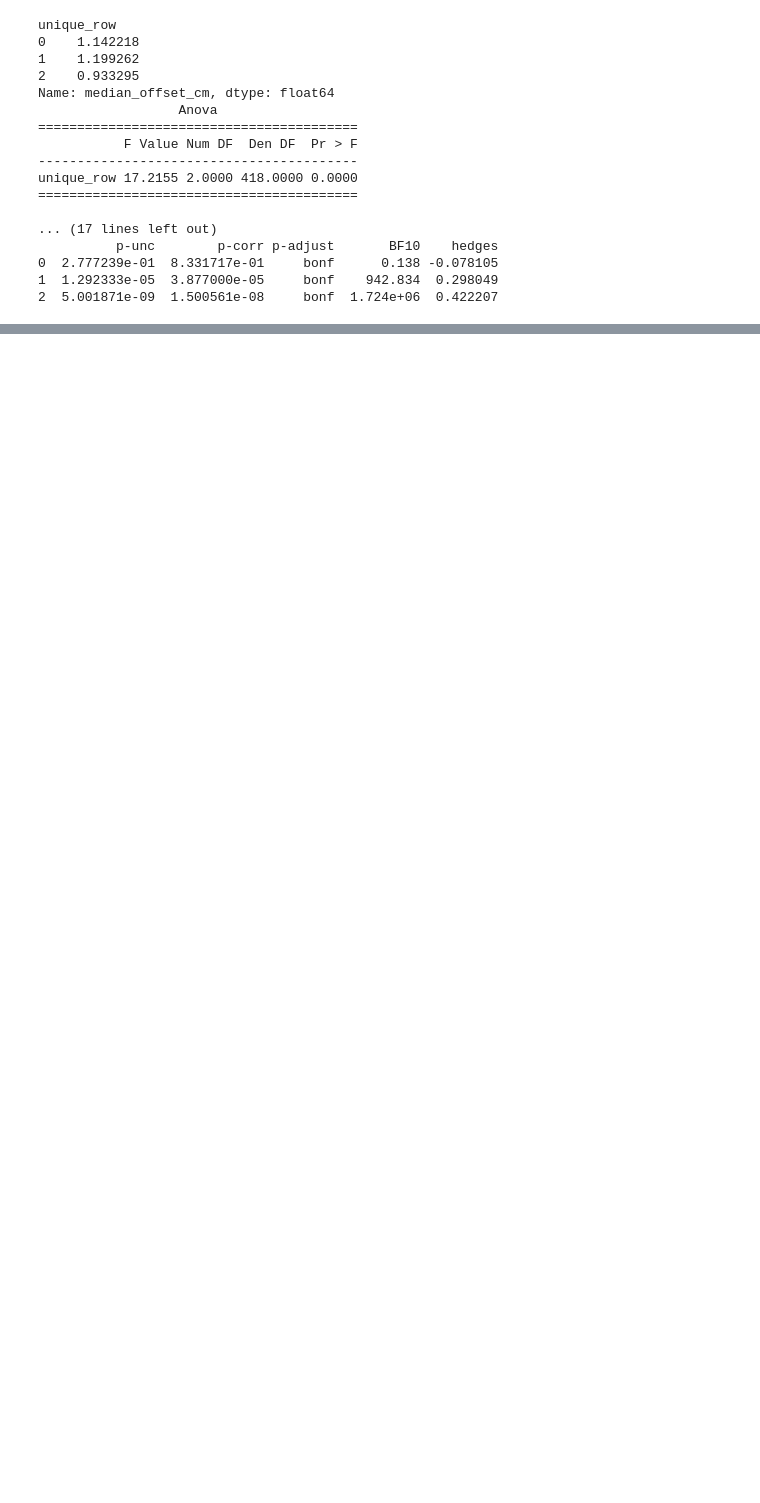
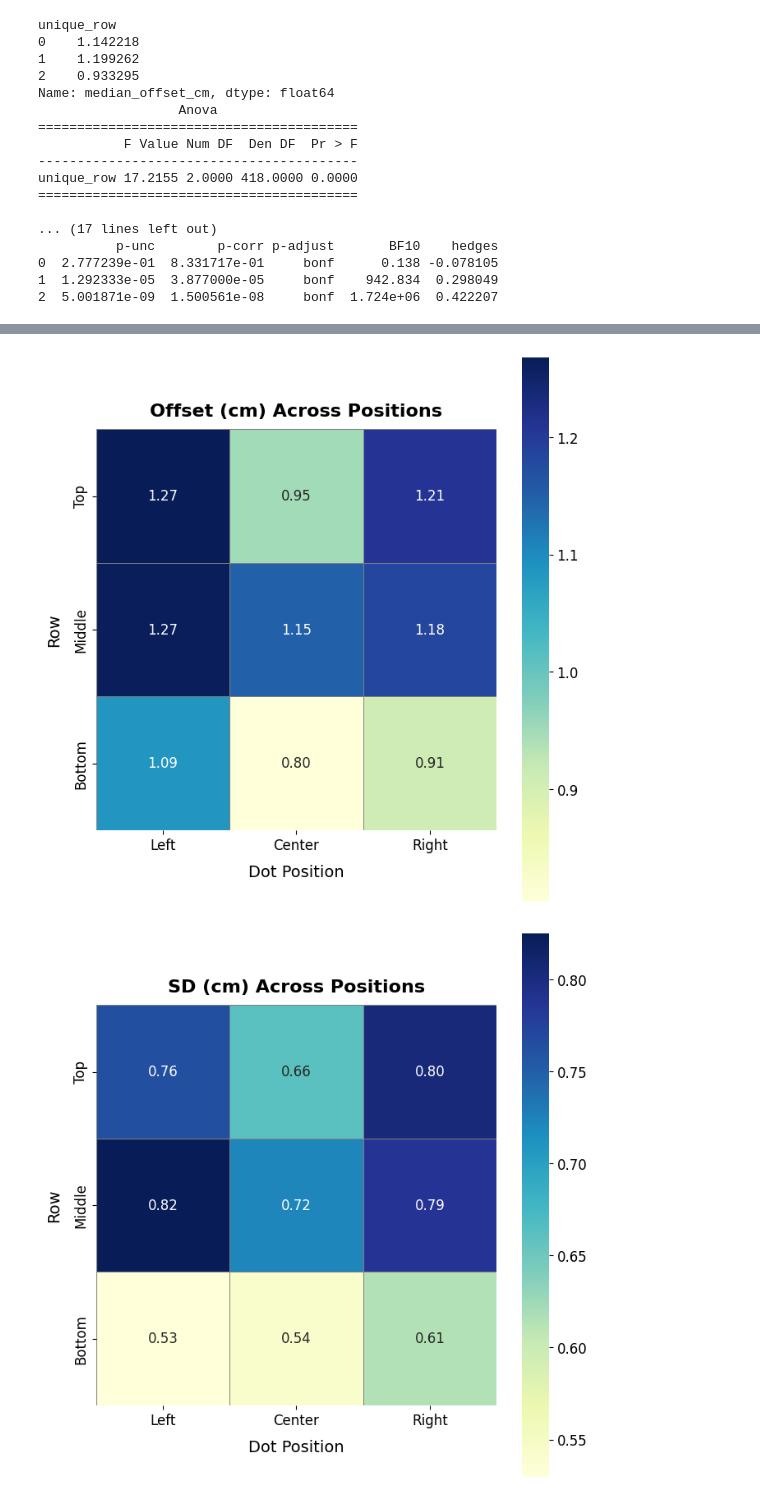
Before and after one commit to artembelopolsky/DeepEye_analyze, a Jupyter notebook: deepeye_analyze_VBLDress1_calibration.ipynb, the cells around one changed output, grey strips where cells are left out. Cells and saved outputs as stored; diff of their text form; code cells hidden in the pictures; blank space fills up the shorter version.

```diff
--- a/deepeye_analyze_VBLDress1_calibration.ipynb
+++ b/deepeye_analyze_VBLDress1_calibration.ipynb
@@ -475,0 +455,39 @@ plot_matrix(summary_df_per_dot, measurement='rms_error_cm', title='Average RMS A
+# %%
+def plot_matrix(df, measurement='median_offset_cm', title='Average Median Offset Across Positions'):
+    # Calculate the average median offset for each dot across all subjects
+    average_per_dot = df.groupby('unique_dot', as_index=False)[measurement].mean()
+
+    # Create a DataFrame to reflect the 3-row layout
+    dot_matrix = pd.DataFrame({
+        'Column 1': average_per_dot[measurement][0:3].values,
+        'Column 2': average_per_dot[measurement][3:6].values,
+        'Column 3': average_per_dot[measurement][6:9].values
+    })
+
+    # Set up the plot
+    plt.figure(figsize=(7, 7))
+    heatmap = sns.heatmap(dot_matrix, annot=True, fmt=".2f", cmap="YlGnBu",
+                          square=True, annot_kws={"size": 12}, linewidths=0.5, linecolor='gray')
+
+    # Customize title and labels for readability
+    plt.title(title, fontsize=16, weight='bold', pad=12)
+    plt.xlabel('Dot Position', fontsize=14, labelpad=10)
+    plt.ylabel('Row', fontsize=14, labelpad=10)
+
+    # Set tick labels for rows and columns for clarity
+    heatmap.set_xticklabels(['Left', 'Center', 'Right'], fontsize=12)
+    heatmap.set_yticklabels(['Top', 'Middle', 'Bottom'], fontsize=12)
+
+    # Customize colorbar label size
+    heatmap.collections[0].colorbar.ax.tick_params(labelsize=12)
+
+    # Adjust layout for a clean look
+    plt.tight_layout()
+    plt.show()
+
+plot_matrix(summary_df_per_dot, measurement='median_offset_cm', title='Offset (cm) Across Positions')
+plot_matrix(summary_df_per_dot, measurement='eucl_dist_gaze_to_median_cm', title='SD (cm) Across Positions')
+plot_matrix(summary_df_per_dot, measurement='rms_error_cm', title='RMS error (cm) Across Positions')
+# %% [output]
+[figure, added]
+[figure, added]
```
Also changed, not shown: parts of 6 cells of this notebook.
